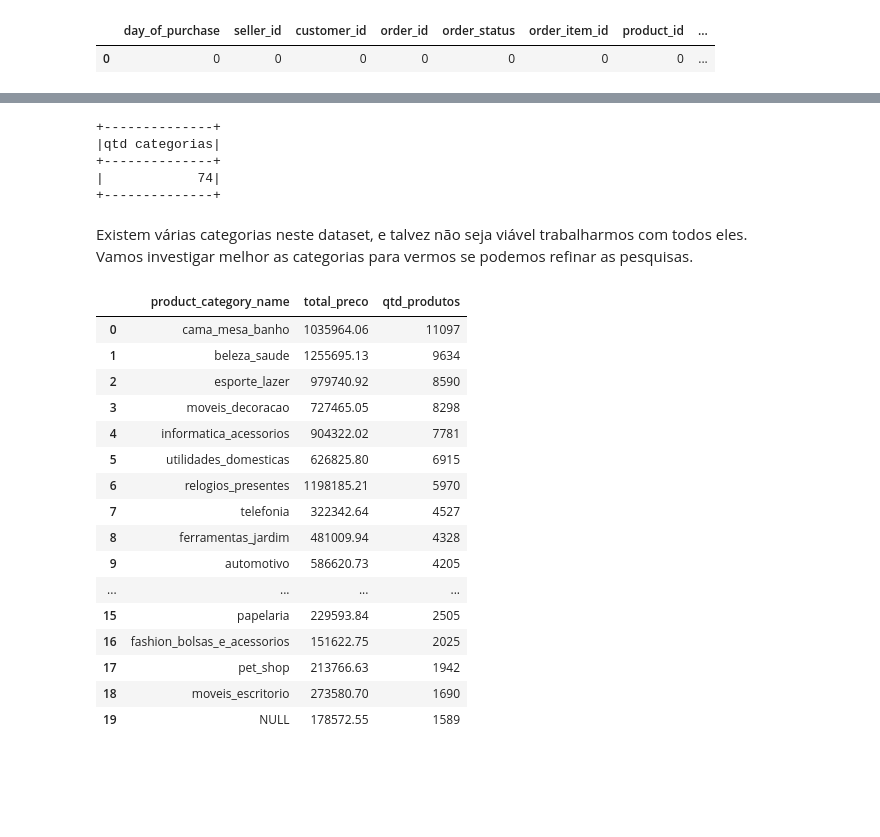
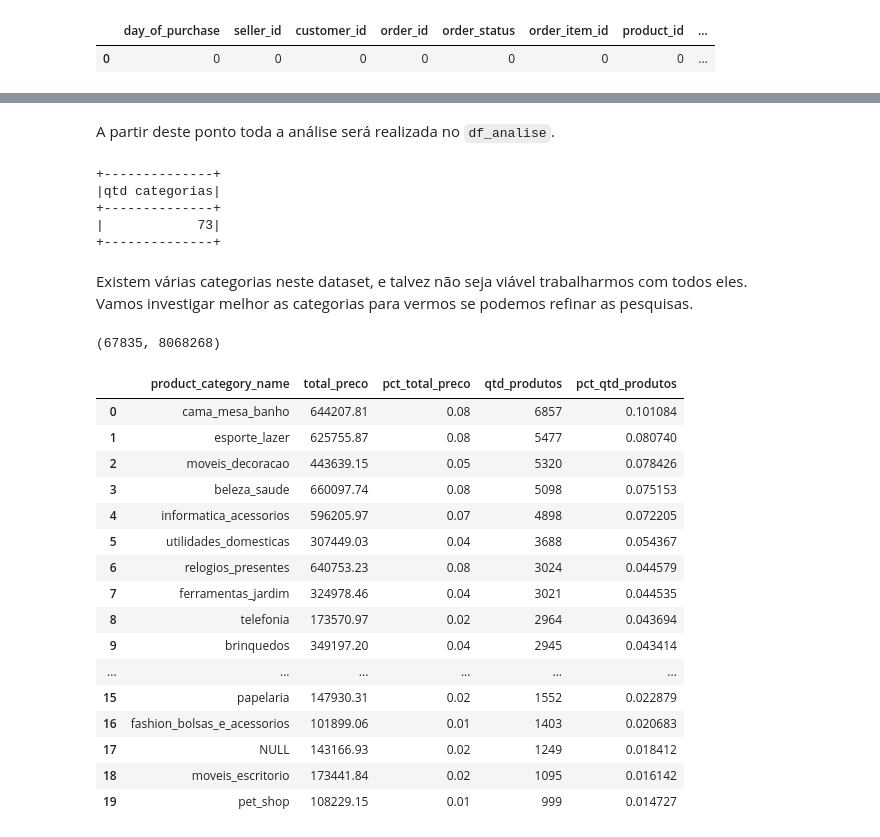
Before and after one commit to JohnnyYamanaka/projetos-ml-olist, a Jupyter notebook: forecasting/eda.ipynb, the cells around one changed output, grey strips where cells are left out. Cells and saved outputs as stored; diff of their text form; code cells hidden in the pictures; blank space fills up the shorter version.

Commit message:
entendimento do negocio - analise temporal

```diff
--- a/forecasting/eda.ipynb
+++ b/forecasting/eda.ipynb
@@ -99,0 +105,5 @@ df.select(
+# %%
+# Transformar a coluna `data_of_purchase` para o tipo data (vamos aproveitar somente a data, a hora por enquanto vamos descartar)
+
+df = df.withColumn('day_of_purchase', f.to_date(df['day_of_purchase']))
+df.limit(5).toPandas()
@@ -99,0 +133,5 @@ df.select(
+# %%
+df\
+    .select(f.min('day_of_purchase').alias('first_date'),
+            f.add_months(f.min('day_of_purchase'), 18).alias('cut_off_date'))\
+    .show()
@@ -99,0 +144,8 @@ df.select(
+# %%
+df_analise = df\
+    .select('*')\
+    .where('day_of_purchase <= "2018-03-04"')
+
+df_validacao = df\
+    .select('*')\
+    .where('day_of_purchase > "2018-03-04"')
@@ -100,46 +184,60 @@ df.select(
+# %% [markdown]
+A partir deste ponto toda a análise será realizada no `df_analise`.
 # %%
 # Verificando qtas categorias de produto o dataset possui
-df\
+df_analise\
     .select(f.count_distinct('product_category_name').alias('qtd categorias'))\
     .show()
 # %% [output]
 +--------------+
 |qtd categorias|
 +--------------+
-|            74|
+|            73|
 +--------------+
 # %% [markdown]
 Existem várias categorias neste dataset, e talvez não seja viável trabalharmos com todos eles.
 Vamos investigar melhor as categorias para vermos se podemos refinar as pesquisas.
+# %%
+# Criando os totais para realizar comparações.
+total_item = df_analise.count()
+sum_price = df_analise.select('price').agg(f.sum('price').alias('total')).toPandas()
+
+sum_price = int(sum_price['total'])
+
+total_item, sum_price
+# %% [output]
+(67835, 8068268)
 # %%
 # Ordenando por quantidade de produtos
-df\
+df_analise\
     .select('price', 'product_category_name')\
     .groupBy('product_category_name')\
     .agg(
         f.round(f.sum('price'), 2).alias('total_preco'),
-        f.count('product_category_name').alias('qtd_produtos')
+        f.round(f.sum('price') / sum_price, 2).alias('pct_total_preco'),
+        f.count('product_category_name').alias('qtd_produtos'),
+        (f.count('product_category_name') / total_item).alias('pct_qtd_produtos')
     )\
     .orderBy('qtd_produtos', ascending=False)\
     .limit(20)\
     .toPandas()
 # %% [output]
-|  | product_category_name | total_preco | qtd_produtos |
-| 0 | cama_mesa_banho | 1035964.06 | 11097 |
-| 1 | beleza_saude | 1255695.13 | 9634 |
-| 2 | esporte_lazer | 979740.92 | 8590 |
-| 3 | moveis_decoracao | 727465.05 | 8298 |
-| 4 | informatica_acessorios | 904322.02 | 7781 |
-| 5 | utilidades_domesticas | 626825.80 | 6915 |
-| 6 | relogios_presentes | 1198185.21 | 5970 |
-| 7 | telefonia | 322342.64 | 4527 |
-| 8 | ferramentas_jardim | 481009.94 | 4328 |
-| 9 | automotivo | 586620.73 | 4205 |
-| ... | ... | ... | ... |
-| 15 | papelaria | 229593.84 | 2505 |
-| 16 | fashion_bolsas_e_acessorios | 151622.75 | 2025 |
-| 17 | pet_shop | 213766.63 | 1942 |
-| 18 | moveis_escritorio | 273580.70 | 1690 |
-| 19 | NULL | 178572.55 | 1589 |
+|  | product_category_name | total_preco | pct_total_preco | qtd_produtos | pct_qtd_produtos |
+| 0 | cama_mesa_banho | 644207.81 | 0.08 | 6857 | 0.101084 |
+| 1 | esporte_lazer | 625755.87 | 0.08 | 5477 | 0.080740 |
+| 2 | moveis_decoracao | 443639.15 | 0.05 | 5320 | 0.078426 |
+| 3 | beleza_saude | 660097.74 | 0.08 | 5098 | 0.075153 |
+| 4 | informatica_acessorios | 596205.97 | 0.07 | 4898 | 0.072205 |
+| 5 | utilidades_domesticas | 307449.03 | 0.04 | 3688 | 0.054367 |
+| 6 | relogios_presentes | 640753.23 | 0.08 | 3024 | 0.044579 |
+| 7 | ferramentas_jardim | 324978.46 | 0.04 | 3021 | 0.044535 |
+| 8 | telefonia | 173570.97 | 0.02 | 2964 | 0.043694 |
+| 9 | brinquedos | 349197.20 | 0.04 | 2945 | 0.043414 |
+| ... | ... | ... | ... | ... | ... |
+| 15 | papelaria | 147930.31 | 0.02 | 1552 | 0.022879 |
+| 16 | fashion_bolsas_e_acessorios | 101899.06 | 0.01 | 1403 | 0.020683 |
+| 17 | NULL | 143166.93 | 0.02 | 1249 | 0.018412 |
+| 18 | moveis_escritorio | 173441.84 | 0.02 | 1095 | 0.016142 |
+| 19 | pet_shop | 108229.15 | 0.01 | 999 | 0.014727 |
 # %%
 # Ordenando pelo preco do produto
```
Also changed, not shown: parts of 35 cells of this notebook.
